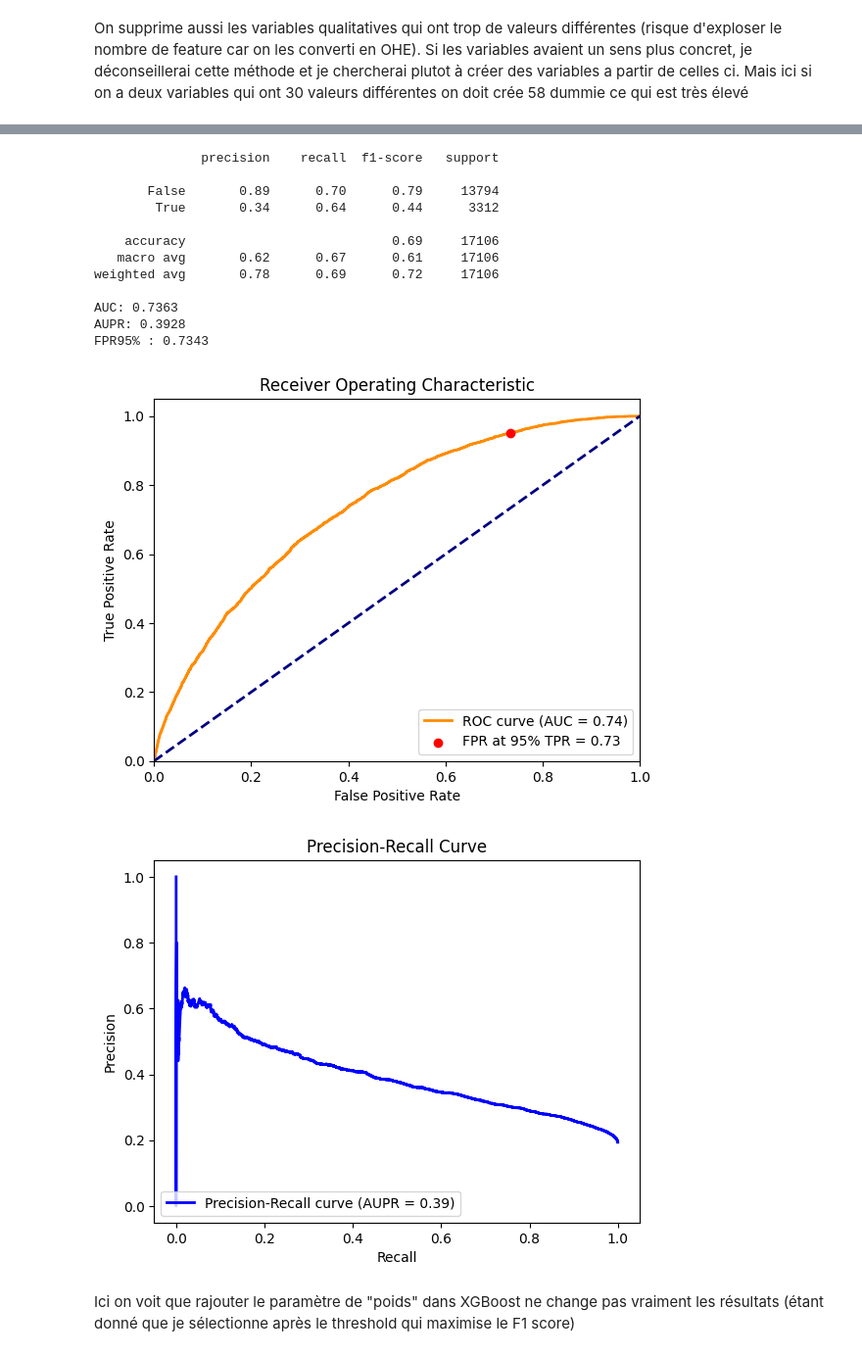
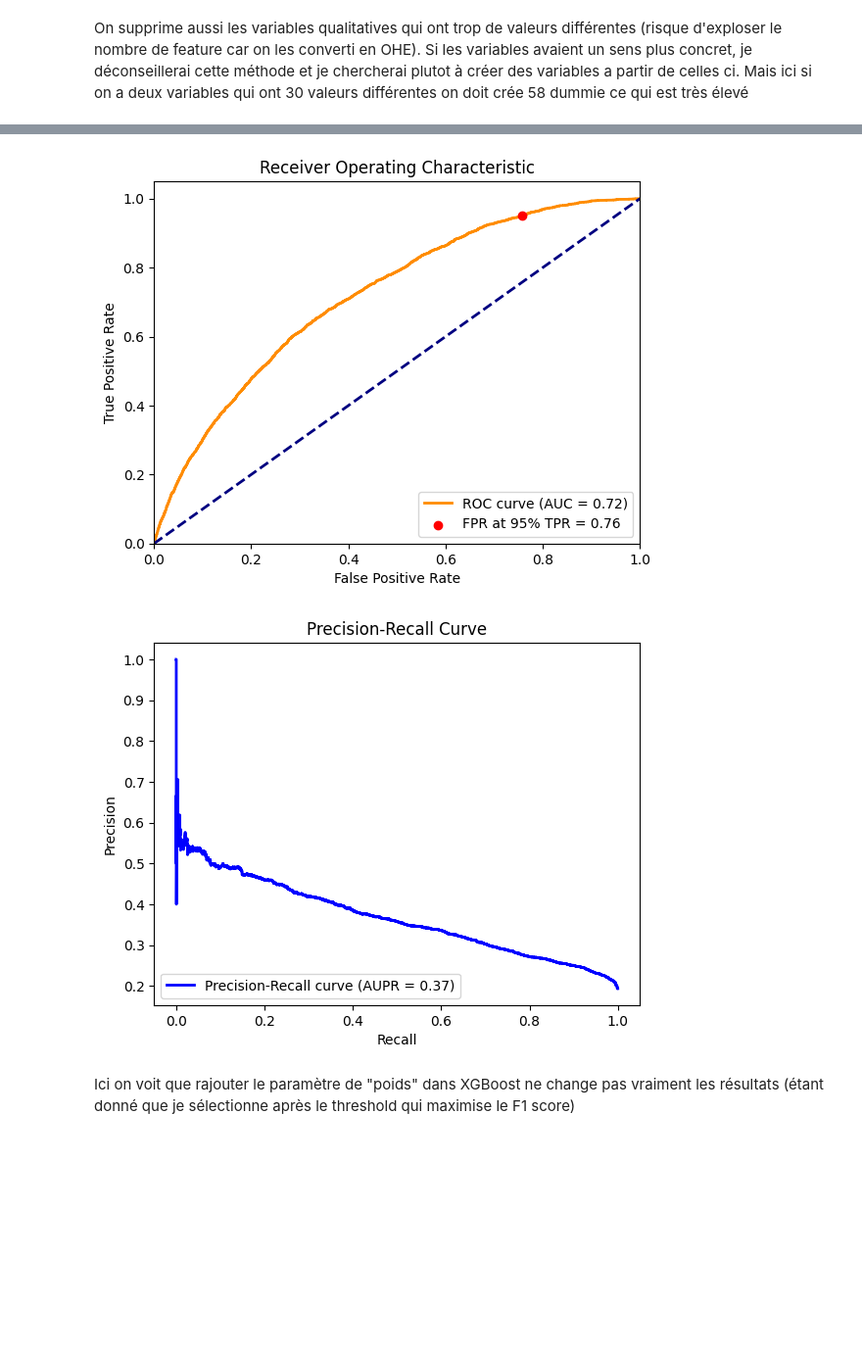
Before and after one commit to QMoayedpour/SGProject, a Jupyter notebook: ntbk/main.ipynb, the cells around one changed output, grey strips where cells are left out. Shown at 98% size. Saved outputs shown, nothing was run; the diff lists cells and outputs as text; code cells hidden in the pictures; blank space fills up the shorter version.

```diff
--- a/ntbk/main.ipynb
+++ b/ntbk/main.ipynb
@@ -216,6 +220,24 @@ Colonnes à supprimer (trop de valeurs différentes):
+# %%
+def get_season(date):
+    month = date.month
+    if month in [12, 1, 2]:
+        return 'Hiver'
+    elif month in [3, 4, 5]:
+        return 'Printemps'
+    elif month in [6, 7, 8]:
+        return 'Été'
+    else:
+        return 'Automne'
+
+temp = []
+for colname in types[-1]:
+    df[f"{colname}_season"] = df[colname].apply(get_season).fillna("Unknown")
+    temp.append(f"{colname}_season")
+for item in temp:
+    types[-1].append(item)
 # %%
-for colname in types[-1]:
-    df[colname] = df[colname].dt.month
+for colname in types[-1][:len(types)//2 + 1]:
+    df[colname] = df[colname].dt.month.fillna(-1)
 # %%
 from xgboost import XGBClassifier, plot_importance
 from sklearn.model_selection import train_test_split
@@ -270,5 +295,5 @@ FPR95% : 0.7523
 # %%
-X = df.drop(columns=['TARGET', 'COD_INSEE', 'COD_IRIS', 'ID'])
+X = df.drop(columns=['TARGET', 'COD_INSEE', 'COD_IRIS', 'ID']+types[-1])
 X = X.drop(to_drop, axis=1)
 y = df['TARGET']
 X_encoded = pd.get_dummies(X, drop_first=True)
@@ -278,7 +303,6 @@ X_train, X_test, y_train, y_test = train_test_split(X_encoded, y, test_size=0.2,
 model = XGBClassifier(
                       objective='binary:logistic',
                       eval_metric='auc',
-                      use_label_encoder=False,
                       enable_categorical=True)
 
 model.fit(X_train, y_train)
@@ -294,17 +327,5 @@ Parameters: { "use_label_encoder" } are not used.
-              precision    recall  f1-score   support
-
-       False       0.89      0.70      0.79     13794
-        True       0.34      0.64      0.44      3312
-
-    accuracy                           0.69     17106
-   macro avg       0.62      0.67      0.61     17106
-weighted avg       0.78      0.69      0.72     17106
-
-AUC: 0.7363
-AUPR: 0.3928
-FPR95% : 0.7343
-[figure, old version]
+[figure, new version]
-[figure, old version]
+[figure, new version]
 # %% [markdown]
 Ici on voit que rajouter le paramètre de "poids" dans XGBoost ne change pas vraiment les résultats (étant donné que je sélectionne après le threshold qui maximise le F1 score)
 # %% [markdown]
```
Also changed, not shown: parts of 32 cells of this notebook, 1 other file.
